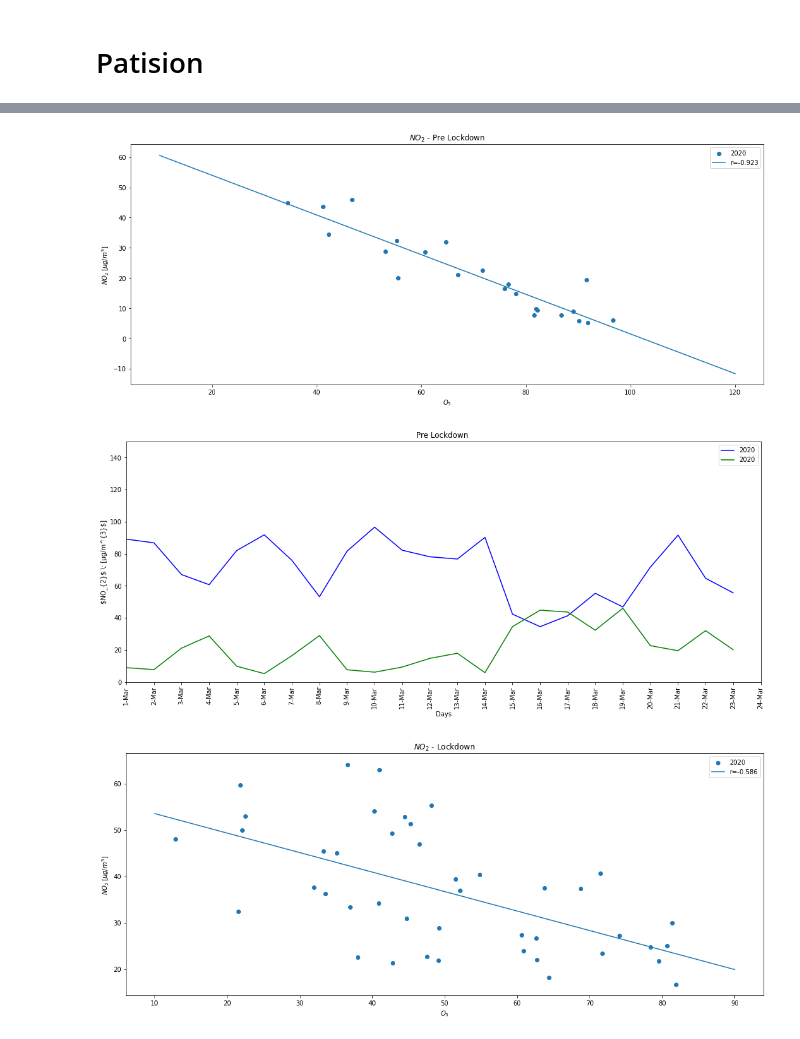
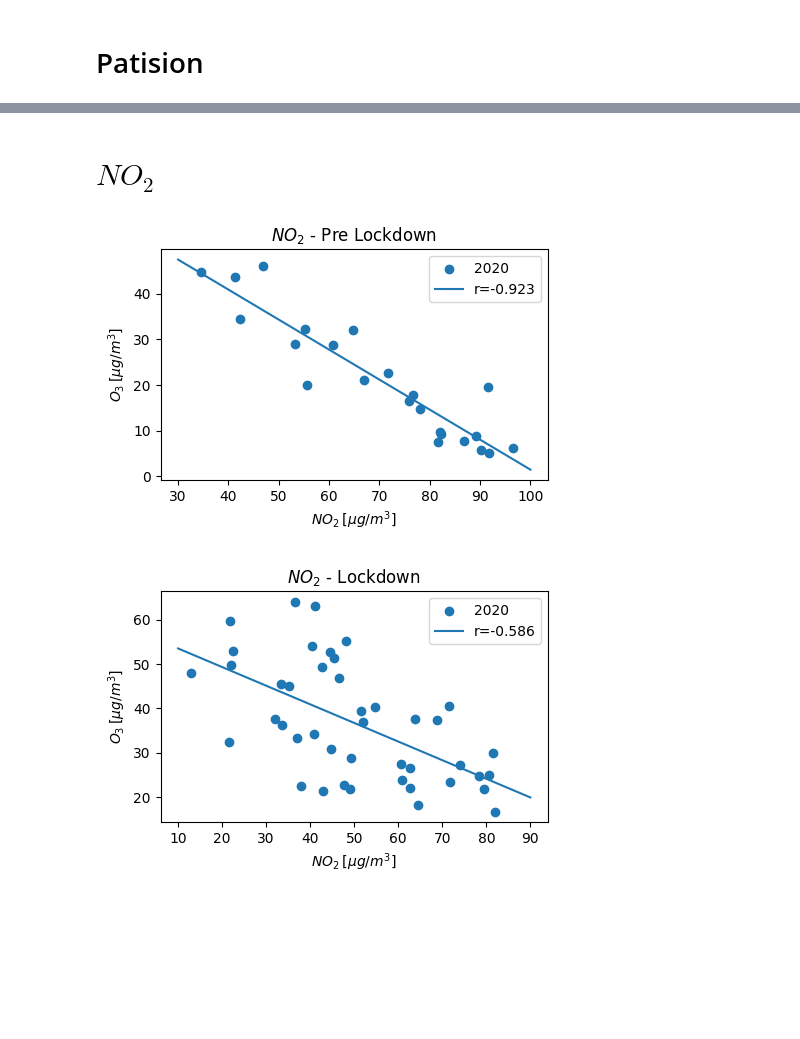
Before and after one commit to costpetrides/Air-pollution-COVID-19-impact, a Jupyter notebook: Correlation/PAT-Correlation.ipynb, the cells around one changed output, grey strips where cells are left out. Drawn from its saved outputs; the diff is of its cells as text; code cells hidden in the pictures; blank space fills up the shorter version.

```diff
--- a/Correlation/PAT-Correlation.ipynb
+++ b/Correlation/PAT-Correlation.ipynb
@@ -29,65 +29,49 @@ print(df)
 91    2.4    2.5
 
 [92 rows x 31 columns]
+# %% [markdown]
+# $NO_{2}$
 # %%
 r=scipy.stats.pearsonr(df['NO220'][0:23],df['O320'][0:23])[0]
 
-plt.figure(figsize=(18,7))
-plt.xlabel('$O_{3}$')
-plt.ylabel('$NO_{2} \: [μg/m^{3}$]')
+plt.figure(figsize=(5,3))
+plt.xlabel('$NO_{2} \: [μg/m^{3}]$')
+plt.ylabel('$O_{3} \: [μg/m^{3}]$')
 
 plt.title("$NO_{2}$ - Pre Lockdown")
 
 x=[]
 for i in df['NO220'][0:23]:
   if i==0:
     x+=[None]
   else:
     x+=[i]
 
 y=[]
 for i in df['O320'][0:23]:
   if i==0:
     y+=[None]
   else:
     y+=[i]
 
 plt.scatter(x, y, label='2020')
 plt.legend()
 
 m, b = np.polyfit(df['NO220'][0:23], df['O320'][0:23], 1)
 
-xx=np.linspace(10,120,1000)
+xx=np.linspace(30,100,1000)
 plt.plot(xx, m*xx + b, label='r=%.3f' %(r))
 plt.legend()
 
 plt.show()
 # %% [output]
-[figure, old version]
+[figure, new version]
-# %%
-plt.figure(figsize=(18,7))
-plt.title("Pre Lockdown ")
-
-plt.xlabel('Days')
-plt.ylabel('$NO_{2}$ \: [μg/m^{3}$]')
-
-plt.plot(df['DAY'][0:23], df['NO220'][0:23], 'b', label='2020')
-plt.plot(df['DAY'][0:23], df['O320'][0:23], 'g', label='2020')
-plt.legend()
-
-plt.xlim(df.loc[0]['DAY'] , df.loc[23]['DAY'])
-plt.ylim(0,150)
-plt.xticks(rotation=90)
-
-plt.show()
-# %% [output]
-[figure, removed]
 # %%
 r=scipy.stats.pearsonr(df['NO220'][23:66],df['O320'][23:66])[0]
 
-plt.figure(figsize=(18,7))
-plt.xlabel('$O_{3}$')
-plt.ylabel('$NO_{2} \: [μg/m^{3}$]')
+plt.figure(figsize=(5,3))
+plt.xlabel('$NO_{2} \: [μg/m^{3}]$')
+plt.ylabel('$O_{3} \: [μg/m^{3}]$')
 
 plt.title("$NO_{2}$ - Lockdown")
 
@@ -116,4 +100,4 @@ plt.legend()
 
 plt.show()
 # %% [output]
-[figure, old version]
+[figure, new version]
```
Also changed, not shown: parts of 11 cells of this notebook.
